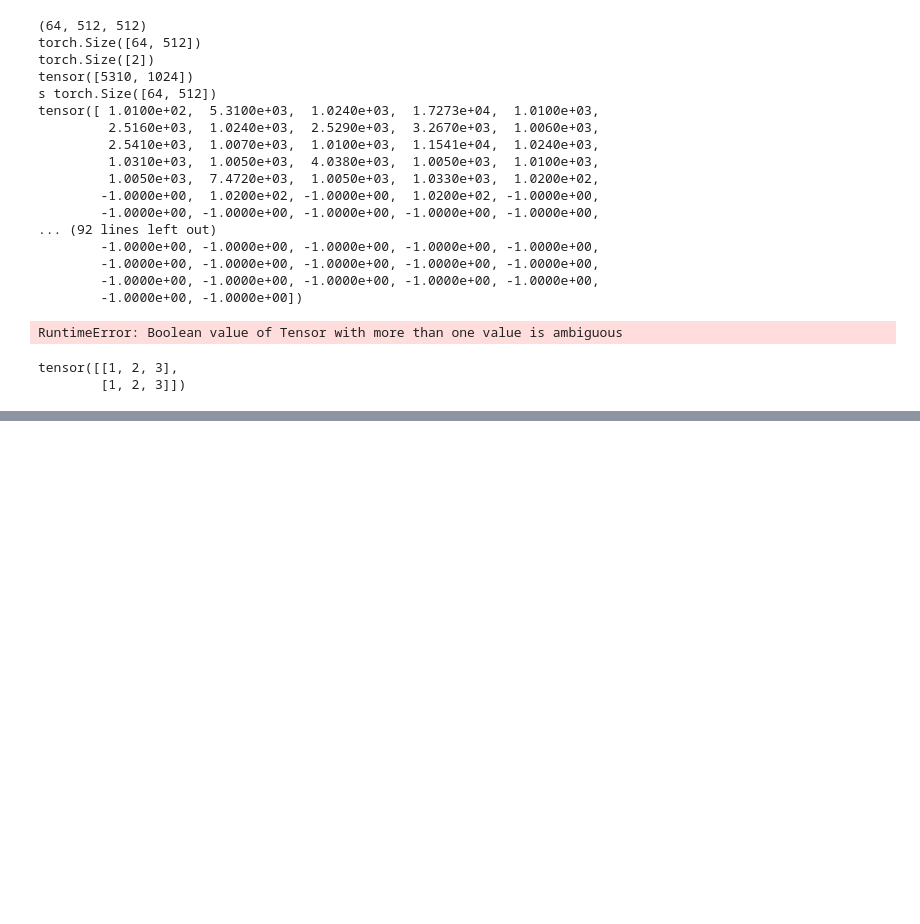
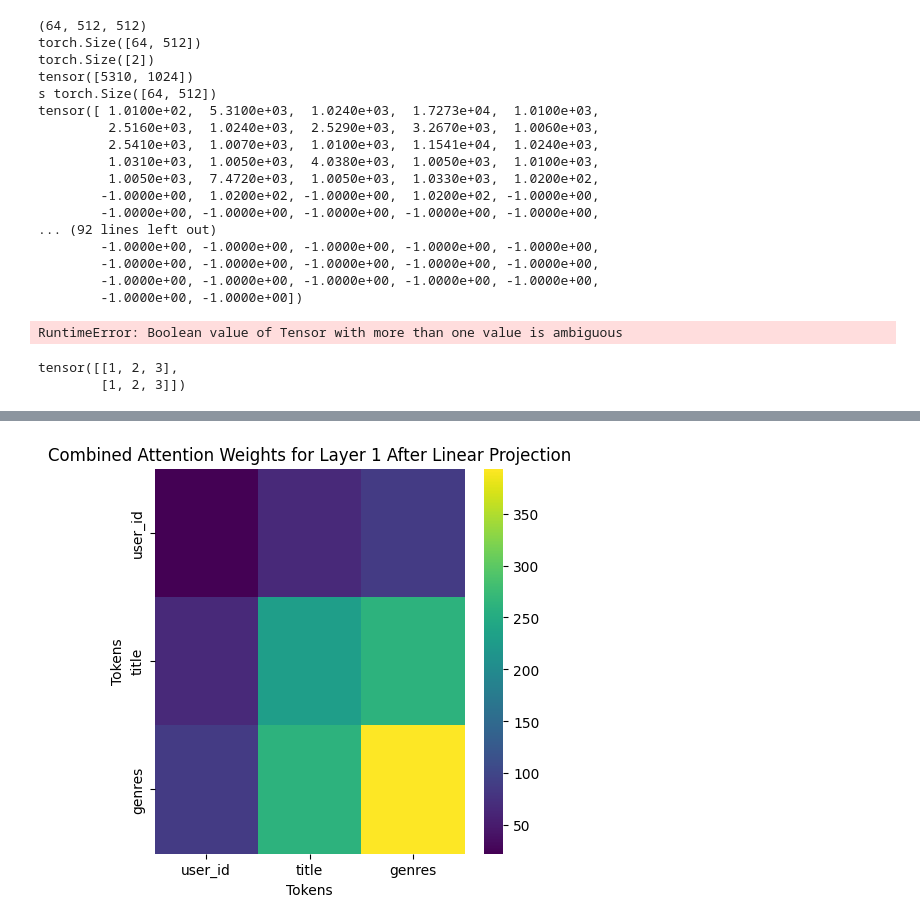
Before and after one commit to AhmadHAW/Hauptprojekt, a Jupyter notebook: playground.ipynb, the cells around one changed output, grey strips where cells are left out. Drawn from its saved outputs; the diff is of its cells as text; code cells hidden in the pictures; blank space fills up the shorter version.

```diff
--- a/playground.ipynb
+++ b/playground.ipynb
@@ -288,0 +338,40 @@ tensor([[1, 2, 3],
+# %%
+data_loader = DataLoader(dataset=dataset_vanilla["test"], batch_size= 64, collate_fn = vanilla_bert_only_classifier.data_collator)
+model = vanilla_bert_only_classifier.model
+tokenizer = vanilla_bert_only_classifier.tokenizer
+layer = -1
+all_result_matrix = []
+for batch in data_loader:
+    model.eval()
+    with torch.no_grad():
+        attentions = model(input_ids = batch["input_ids"], attention_mask = batch["attention_mask"], output_attentions=True).attentions
+        combined_attention = torch.sum(attentions[layer], dim=1).squeeze().detach().numpy()
+        tokens = tokenizer.convert_ids_to_tokens(batch['input_ids'][0])
+        starting_index_user_id = find_sub_list(['user', ':'], tokens)
+        starting_index_title = find_sub_list(['title', ':'], tokens)
+        starting_index_genres = find_sub_list(['genres', ':'], tokens)
+        ending_index = find_sub_list(['[SEP]', '[PAD]', '[PAD]'], tokens)
+        ranges = [
+            (starting_index_user_id,starting_index_title-1),
+            (starting_index_title,starting_index_genres-1),
+            (starting_index_genres,ending_index),
+        ]
+        result_matrix = np.zeros((len(ALL_LABEL_FAMILIES), len(ALL_LABEL_FAMILIES)))
+        for i, (start_index_i, end_index_i) in enumerate(ranges):
+            for j, (start_index_j, end_index_j) in enumerate(ranges):
+                submatrix = combined_attention[start_index_i:end_index_i, start_index_j:end_index_j]
+                result_matrix[i, j] = np.sum(submatrix)
+    all_result_matrix.append(result_matrix)
+
+# Stack the arrays along a new axis
+stacked_matrix = np.stack(all_result_matrix, axis=0)
+# Compute the mean along the first axis
+mean_matrix = np.mean(stacked_matrix, axis=0)
+fig, ax = plt.subplots(figsize=(5, 5))
+sns.heatmap(mean_matrix, xticklabels=ALL_LABEL_FAMILIES, yticklabels=ALL_LABEL_FAMILIES, cmap='viridis', ax=ax)
+plt.title('Combined Attention Weights for Layer 1 After Linear Projection')
+plt.xlabel('Tokens')
+plt.ylabel('Tokens')
+plt.show()
+# %% [output]
+[figure, added]
```
Also changed, not shown: parts of 2 cells of this notebook.
